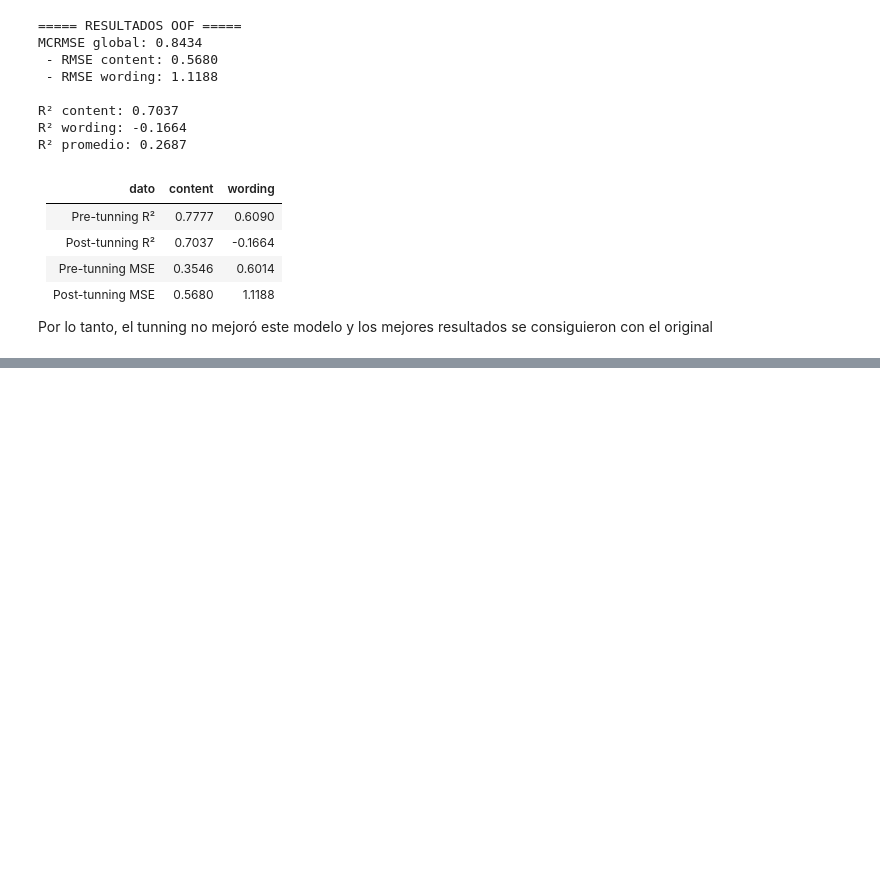
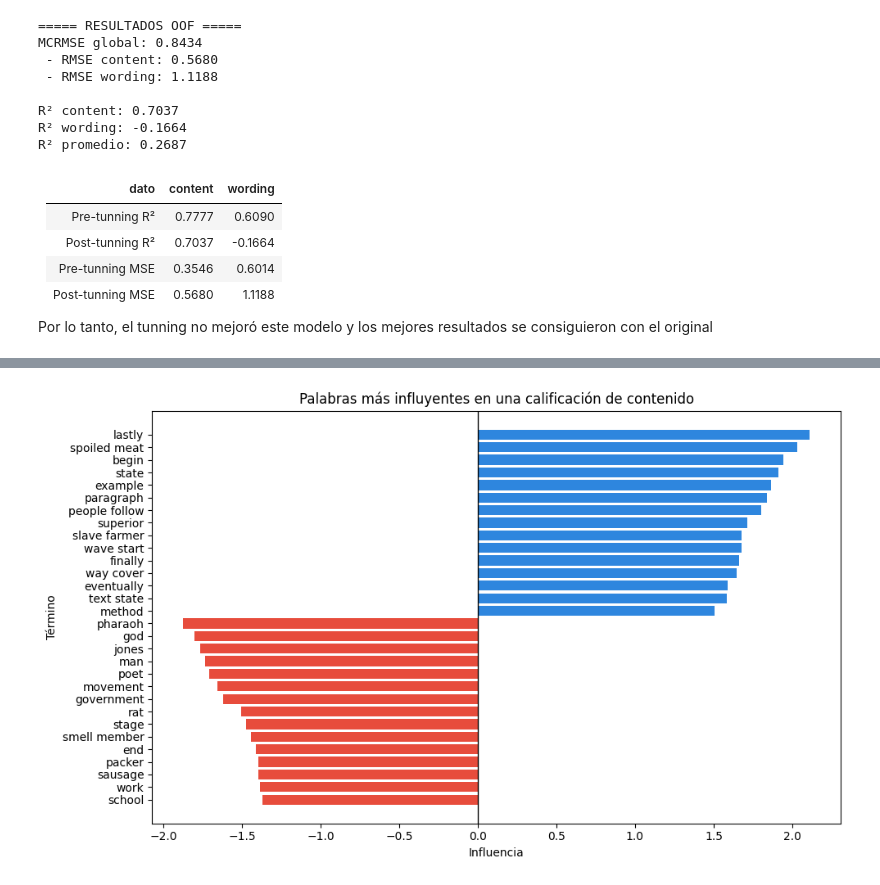
Before and after one commit to DiegoGarV/Proyecto2-DS, a Jupyter notebook: src/main.ipynb, the cells around one changed output, grey strips where cells are left out. Saved outputs shown, nothing was run; the diff lists cells and outputs as text; code cells hidden in the pictures; blank space fills up the shorter version.

```diff
--- a/src/main.ipynb
+++ b/src/main.ipynb
@@ -1697,0 +1753,20 @@ Por lo tanto, el tunning no mejoró este modelo y los mejores resultados se cons
+# %%
+from sklearn.feature_extraction.text import TfidfVectorizer
+from sklearn.linear_model import Ridge
+from sklearn.pipeline import Pipeline
+
+pipe_ridge = Pipeline([
+    ("tfidf", TfidfVectorizer(
+        max_features=20000,     # más cobertura léxica
+        ngram_range=(1,2),      # incluye bigramas (mejor señal)
+        min_df=2,               # filtra palabras raras
+        max_df=0.95,            # filtra palabras demasiado comunes
+        sublinear_tf=True,
+        stop_words='english',   # actívalo si TODO es inglés
+        strip_accents='unicode',
+        lowercase=True
+    )),
+    ("reg", Ridge(alpha=2.0, random_state=42))  # regularización leve
+])
+
+pipe_ridge.fit(X_train_text, y_train)
@@ -1697,0 +1839,34 @@ Por lo tanto, el tunning no mejoró este modelo y los mejores resultados se cons
+# %%
+import numpy as np
+import matplotlib.pyplot as plt
+
+# Extraer el vectorizador y el modelo Ridge
+tfidf = best_ridge.named_steps["tfidf"]
+ridge = best_ridge.named_steps["reg"]
+
+# Obtener nombres de features y coeficientes
+feature_names = np.array(tfidf.get_feature_names_out())
+coefs = ridge.coef_.ravel()
+
+# Seleccionar las 15 palabras con mayor y menor peso
+top_n = 15
+top_pos_idx = np.argsort(coefs)[-top_n:][::-1]
+top_neg_idx = np.argsort(coefs)[:top_n]
+
+# Combinar para graficar
+top_features = np.concatenate([feature_names[top_pos_idx], feature_names[top_neg_idx]])
+top_weights = np.concatenate([coefs[top_pos_idx], coefs[top_neg_idx]])
+
+# Colores: azul para positivo (sube la predicción), rojo para negativo (la baja)
+colors = ["#2E86DE" if w > 0 else "#E74C3C" for w in top_weights]
+
+plt.figure(figsize=(10,6))
+plt.barh(top_features[::-1], top_weights[::-1], color=colors[::-1])
+plt.axvline(0, color="black", linewidth=1)
+plt.title("Palabras más influyentes en una calificación de contenido")
+plt.xlabel("Influencia")
+plt.ylabel("Término")
+plt.tight_layout()
+plt.show()
+# %% [output]
+[figure, added]
```
Also changed, not shown: parts of 7 cells of this notebook.
